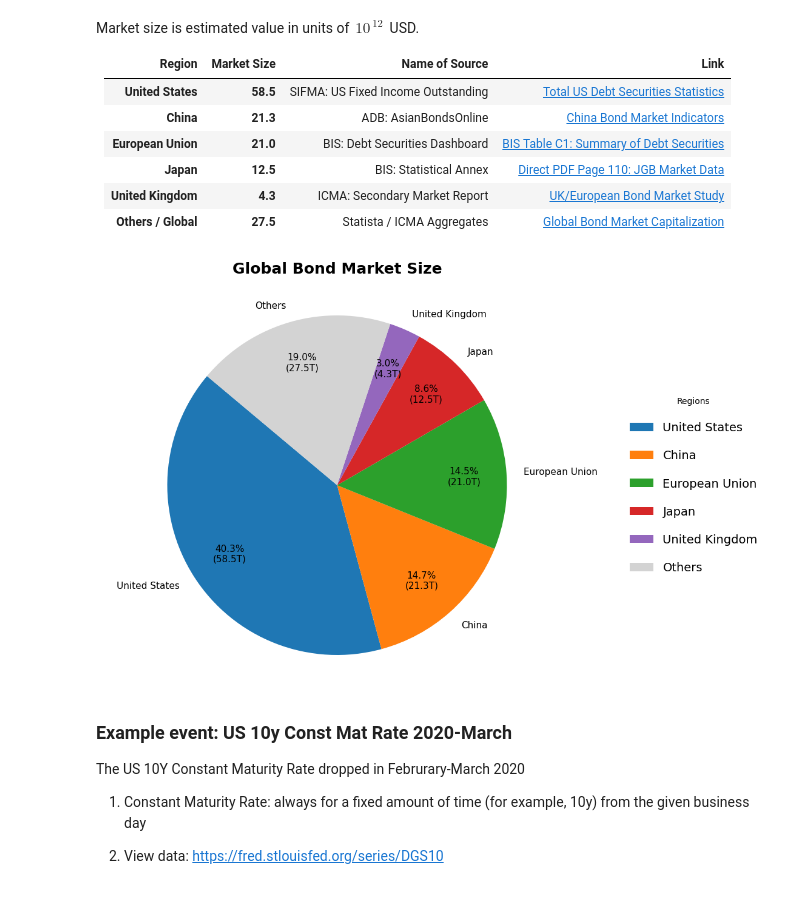
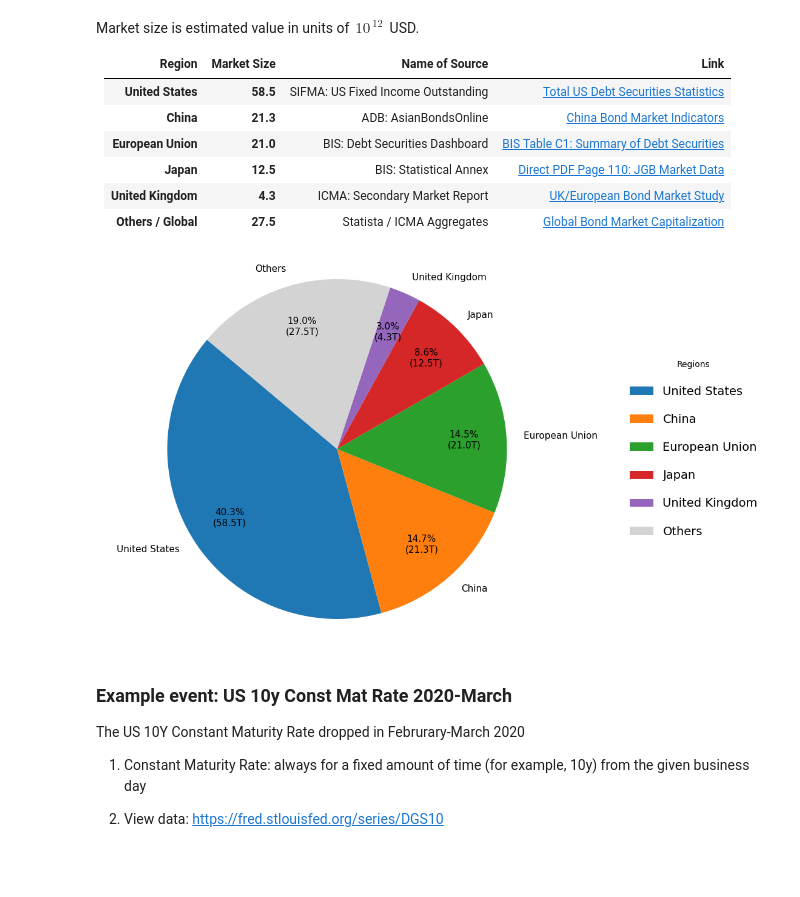
Before and after one commit to fij/btup, a Jupyter notebook: 04 Asset Classes.ipynb, the cells around one changed output. Saved outputs shown, nothing was run; the diff lists cells and outputs as text; code cells hidden in the pictures; blank space fills up the shorter version.

```diff
--- a/04 Asset Classes.ipynb
+++ b/04 Asset Classes.ipynb
@@ -246,36 +246,34 @@ def make_autopct(values):
     def my_autopct(pct):
         total = sum(values)
         val = pct*total/100.0
         return f'{pct:.1f}%\n({val:.1f}T)'
     return my_autopct
 
 plt.pie(
     data['Size'],
     # explode=explode,
     labels=data['Region'],
     autopct=make_autopct(data['Size']),
     startangle=140,
     colors=colors,
     textprops={'fontsize': 11},
     pctdistance=0.75
 )
 
-plt.title('Global Bond Market Size', fontsize=18, fontweight='bold', pad=30)
-
 plt.legend(
     data['Region'],
     title="Regions",
     loc="center left",
     bbox_to_anchor=(1.1, 0, 0.5, 1),
     fontsize=14,
     labelspacing=1.4,
     frameon=False
 )
 
 plt.axis('equal')
 plt.show()
 # %% [output]
-[figure, old version]
+[figure, new version]
 # %% [markdown]
 ### Example event: US 10y Const Mat Rate 2020-March
 
```
Also changed, not shown: parts of 6 cells of this notebook.
